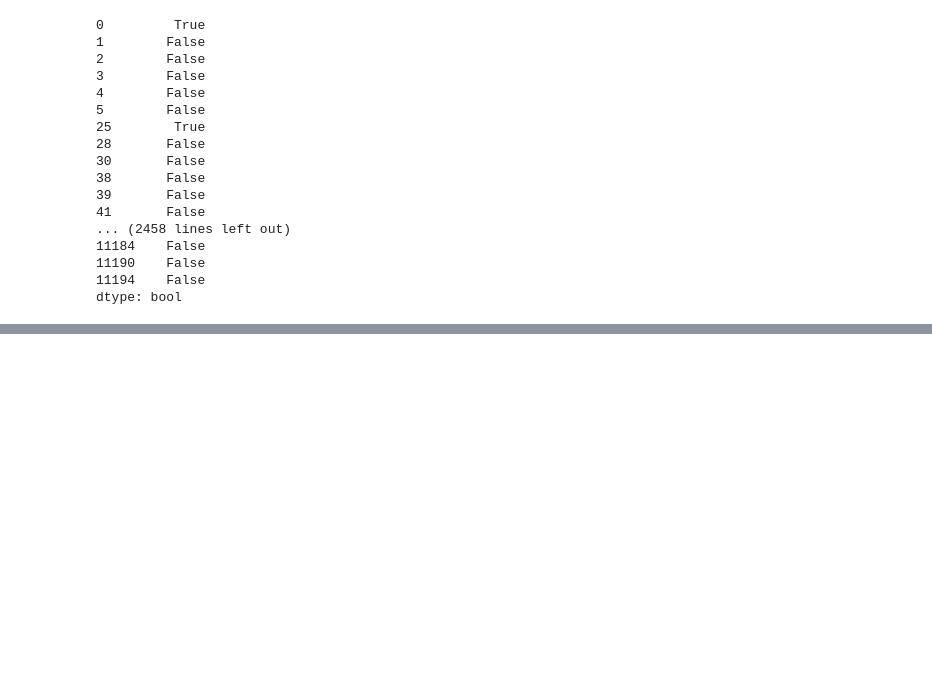
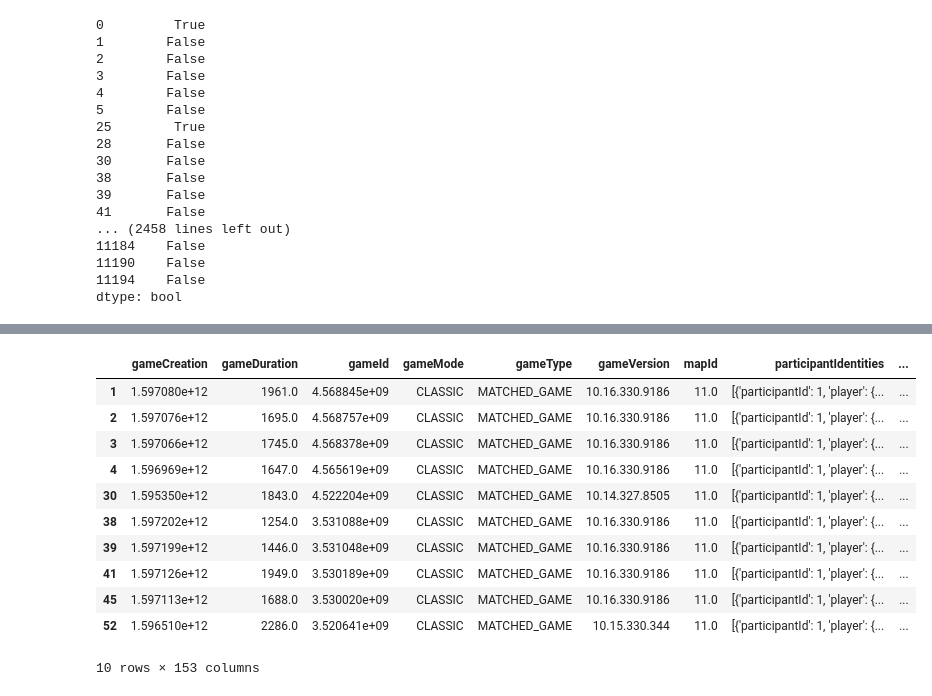
Before and after one commit to vincentviray01/LeagueMatchPredictor, a Jupyter notebook: Untitled.ipynb, the cells around one changed output, grey strips where cells are left out. Drawn from its saved outputs; the diff is of its cells as text; code cells hidden in the pictures; blank space fills up the shorter version.

```diff
--- a/Untitled.ipynb
+++ b/Untitled.ipynb
@@ -1646,0 +1926,5 @@ dtype: bool
+# %%
+matches['Blue Side Win'] = matches['Blue Side Win'].apply(lambda x: 1 if x == "Win" else 0)
+# %%
+matches['Blue Side Elders'] = matches['Timeline'].apply(lambda x: countElders(x, True))
+matches['Red Side Elders'] = matches['Timeline'].apply(lambda x: countElders(x, False))
@@ -1646,0 +1970,15 @@ dtype: bool
+# %%
+matches[matches['Blue Side Win'] == 1].head(10)
+# %% [output]
+|  | gameCreation | gameDuration | gameId | gameMode | gameType | gameVersion | mapId | participantIdentities | ... |
+| 1 | 1.597080e+12 | 1961.0 | 4.568845e+09 | CLASSIC | MATCHED_GAME | 10.16.330.9186 | 11.0 | [{'participantId': 1, 'player': {... | ... |
+| 2 | 1.597076e+12 | 1695.0 | 4.568757e+09 | CLASSIC | MATCHED_GAME | 10.16.330.9186 | 11.0 | [{'participantId': 1, 'player': {... | ... |
+| 3 | 1.597066e+12 | 1745.0 | 4.568378e+09 | CLASSIC | MATCHED_GAME | 10.16.330.9186 | 11.0 | [{'participantId': 1, 'player': {... | ... |
+| 4 | 1.596969e+12 | 1647.0 | 4.565619e+09 | CLASSIC | MATCHED_GAME | 10.16.330.9186 | 11.0 | [{'participantId': 1, 'player': {... | ... |
+| 30 | 1.595350e+12 | 1843.0 | 4.522204e+09 | CLASSIC | MATCHED_GAME | 10.14.327.8505 | 11.0 | [{'participantId': 1, 'player': {... | ... |
+| 38 | 1.597202e+12 | 1254.0 | 3.531088e+09 | CLASSIC | MATCHED_GAME | 10.16.330.9186 | 11.0 | [{'participantId': 1, 'player': {... | ... |
+| 39 | 1.597199e+12 | 1446.0 | 3.531048e+09 | CLASSIC | MATCHED_GAME | 10.16.330.9186 | 11.0 | [{'participantId': 1, 'player': {... | ... |
+| 41 | 1.597126e+12 | 1949.0 | 3.530189e+09 | CLASSIC | MATCHED_GAME | 10.16.330.9186 | 11.0 | [{'participantId': 1, 'player': {... | ... |
+| 45 | 1.597113e+12 | 1688.0 | 3.530020e+09 | CLASSIC | MATCHED_GAME | 10.16.330.9186 | 11.0 | [{'participantId': 1, 'player': {... | ... |
+| 52 | 1.596510e+12 | 2286.0 | 3.520641e+09 | CLASSIC | MATCHED_GAME | 10.15.330.344 | 11.0 | [{'participantId': 1, 'player': {... | ... |
+10 rows × 153 columns
```
Also changed, not shown: parts of 124 cells of this notebook, 3 other files.
